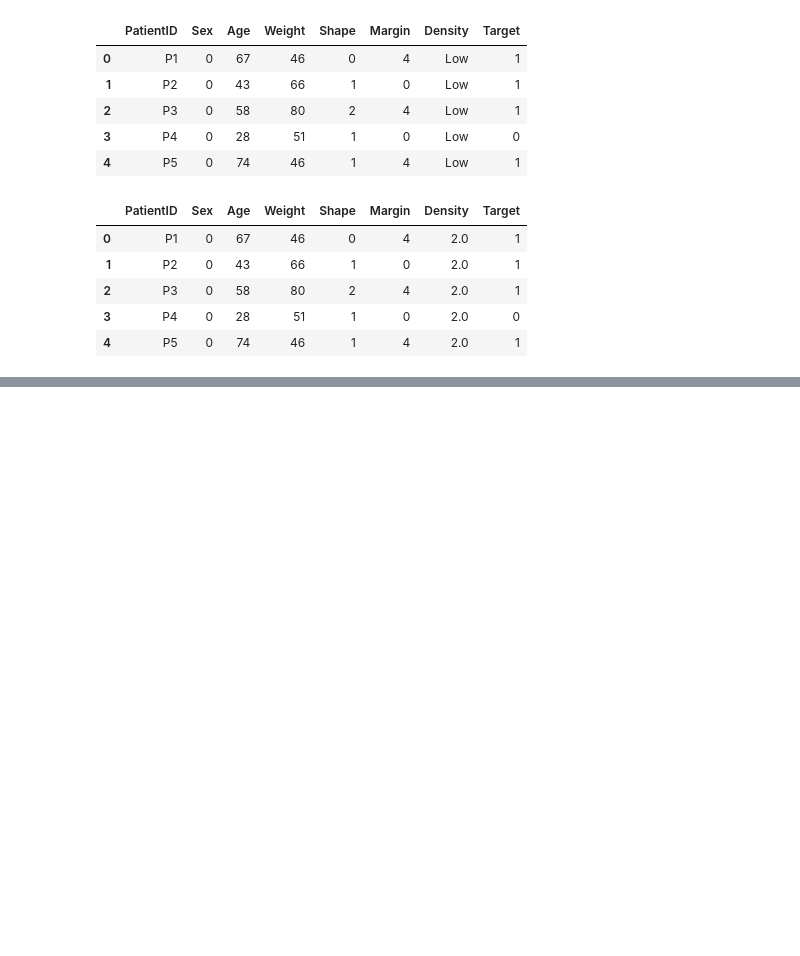
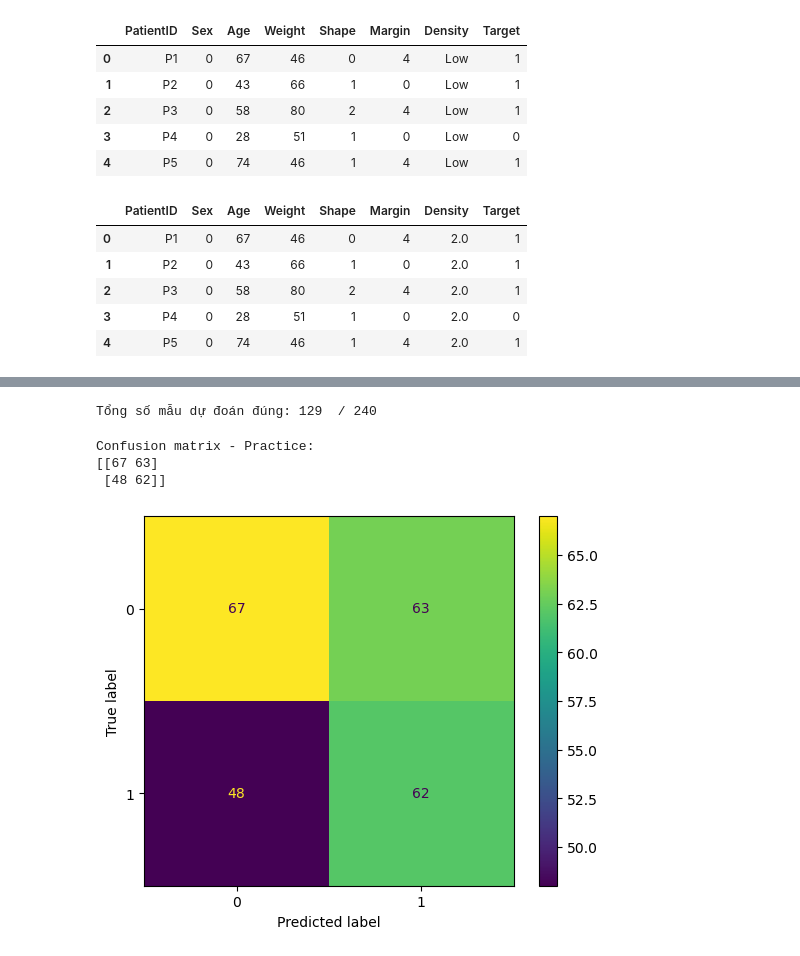
Before and after one commit to TuanPham0610/abc, a Jupyter notebook: Phan_2-20240226T063351Z-001/Phan_2/05_2121050107_PHẠM ANH TUẤN_BAITAP.ipynb, the cells around one changed output, grey strips where cells are left out. Saved outputs shown, nothing was run; the diff lists cells and outputs as text; code cells hidden in the pictures; blank space fills up the shorter version.

```diff
--- a/Phan_2-20240226T063351Z-001/Phan_2/05_2121050107_PHẠM ANH TUẤN_BAITAP.ipynb
+++ b/Phan_2-20240226T063351Z-001/Phan_2/05_2121050107_PHẠM ANH TUẤN_BAITAP.ipynb
@@ -583,0 +736,3 @@ df_practice.to_excel('Data_Practice_OK.xlsx',index=None)
+# %%
+KNN_practice1 = KNeighborsClassifier()
+KNN_practice1.fit(x_train_imputed, y_train)
@@ -583,0 +764,20 @@ df_practice.to_excel('Data_Practice_OK.xlsx',index=None)
+# %%
+from sklearn.impute import SimpleImputer
+import numpy as np
+
+# Xử lý giá trị NaN và vô cùng trong tập dữ liệu huấn luyện
+imputer = SimpleImputer(strategy='mean')
+x_train_imputed = imputer.fit_transform(x_train)
+x_train_imputed = np.where(np.isinf(x_train_imputed), np.nan, x_train_imputed)
+
+# Kiểm tra lại xem dữ liệu có chứa giá trị NaN hoặc vô cùng không
+if np.isnan(x_train_imputed).any() or np.isinf(x_train_imputed).any():
+    print("Dữ liệu sau xử lý vẫn chứa giá trị NaN hoặc vô cùng.")
+else:
+    # Đào tạo mô hình KNN
+    KNN_practice2 = KNeighborsClassifier()
+    KNN_practice2.fit(x_train_imputed, y_train)
+
+    # Đánh giá độ chính xác trên tập huấn luyện
+    acc2_train = KNN_practice2.score(x_train_imputed, y_train)
+    print("Độ chính xác trên tập huấn luyện của mô hình KNN mới (%): ", round(acc2_train * 100))
@@ -583,0 +786,9 @@ df_practice.to_excel('Data_Practice_OK.xlsx',index=None)
+# %%
+# Dự đoán trên tập dữ liệu kiểm tra
+y_pred2 = KNN_practice2.predict(x_test_imputed)
+
+# In ra kết quả dự đoán
+print("Kết quả dự đoán bệnh nhân bị bệnh trên tập dữ liệu TEST:")
+print("Kết quả cho 20 bệnh nhân đầu tiên:")
+print("Predicted labels: ", y_pred2[:20])
+print("Ground truth    : ", y_test[:20])
@@ -583,0 +813,24 @@ df_practice.to_excel('Data_Practice_OK.xlsx',index=None)
+# %%
+#1.Đếm số mẫu dự đoán đúng:
+from sklearn.metrics import accuracy_score
+acc21 = accuracy_score(y_test, y_pred2,
+                       normalize=False)
+print('Tổng số mẫu dự đoán đúng:', acc21, ' /', len(y_test))
+# %% [output]
+Tổng số mẫu dự đoán đúng: 129  / 240
+# %%
+#3.Sử dụng ma trận confussion matrix kiểm tra kết quả:
+from sklearn.metrics import confusion_matrix, ConfusionMatrixDisplay
+#Tính toán ma trận
+cnf_matrix_titanic = confusion_matrix(y_test,y_pred2)
+
+#Hiển thị ma trân:
+print('Confusion matrix - Practice:')
+print(cnf_matrix_titanic)
+ConfusionMatrixDisplay.from_predictions(y_test, y_pred2)
+plt.show()
+# %% [output]
+Confusion matrix - Practice:
+[[67 63]
+ [48 62]]
+[figure, added]
```
Also changed, not shown: parts of 21 cells of this notebook, 1 other file.
